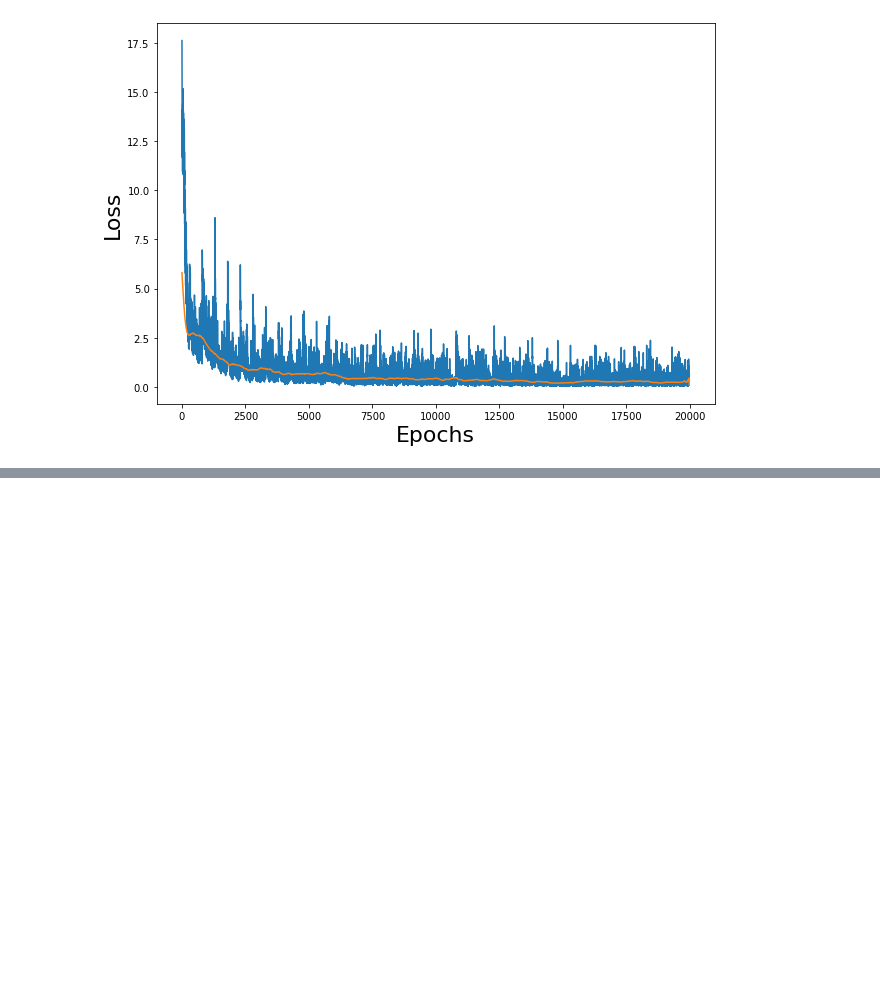
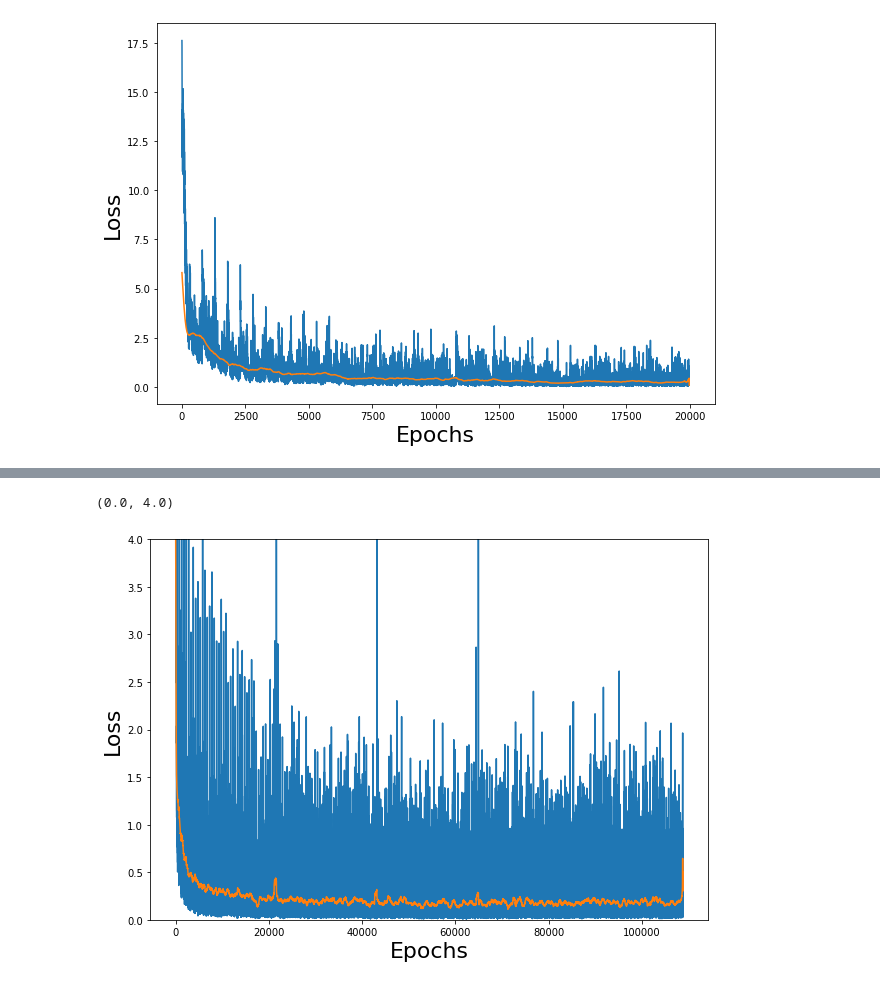
Before and after one commit to krajit/frozenlake, a Jupyter notebook: frozenLake-randomStartingAndEndPosition.ipynb, the cells around one changed output, grey strips where cells are left out. Saved outputs shown, nothing was run; the diff lists cells and outputs as text; code cells hidden in the pictures; blank space fills up the shorter version.

```diff
--- a/frozenLake-randomStartingAndEndPosition.ipynb
+++ b/frozenLake-randomStartingAndEndPosition.ipynb
@@ -297,0 +384,9 @@ game: 19 , move:  4 , won:  18 ,lost: 2 action:  1
+# %%
+def oneHot(s,h=0):
+    x = np.zeros(gSize*gSize)
+    x[s] = 1
+    state_ = np.array([ x.reshape(gSize,gSize),
+                     np.array(env.desc == b"F").astype("float64"),
+                     np.array(env.desc == b"G").astype("float64")
+                      ])
+    return state_ + h*np.random.rand(state_.size).reshape(state_.shape)/10.
@@ -297,0 +437,10 @@ game: 19 , move:  4 , won:  18 ,lost: 2 action:  1
+# %%
+model2 = copy.deepcopy(model)
+model2.load_state_dict(model.state_dict())
+
+loss_fn = torch.nn.MSELoss()
+learning_rate = 1e-3
+optimizer = torch.optim.Adam(model.parameters(), lr=learning_rate)
+
+gamma = 0.9
+epsilon = 0.3
@@ -297,0 +534,10 @@ game: 19 , move:  4 , won:  18 ,lost: 2 action:  1
+# %%
+plt.figure(figsize=(10,7))
+plt.plot(losses)
+plt.plot([np.mean(losses[i:i+500]) for i in range(len(losses))])
+plt.xlabel("Epochs",fontsize=22)
+plt.ylabel("Loss",fontsize=22)
+plt.ylim(0,4)
+# %% [output]
+(0.0, 4.0)
+[figure, added]
```
Also changed, not shown: parts of 13 cells of this notebook, 15 other files.
